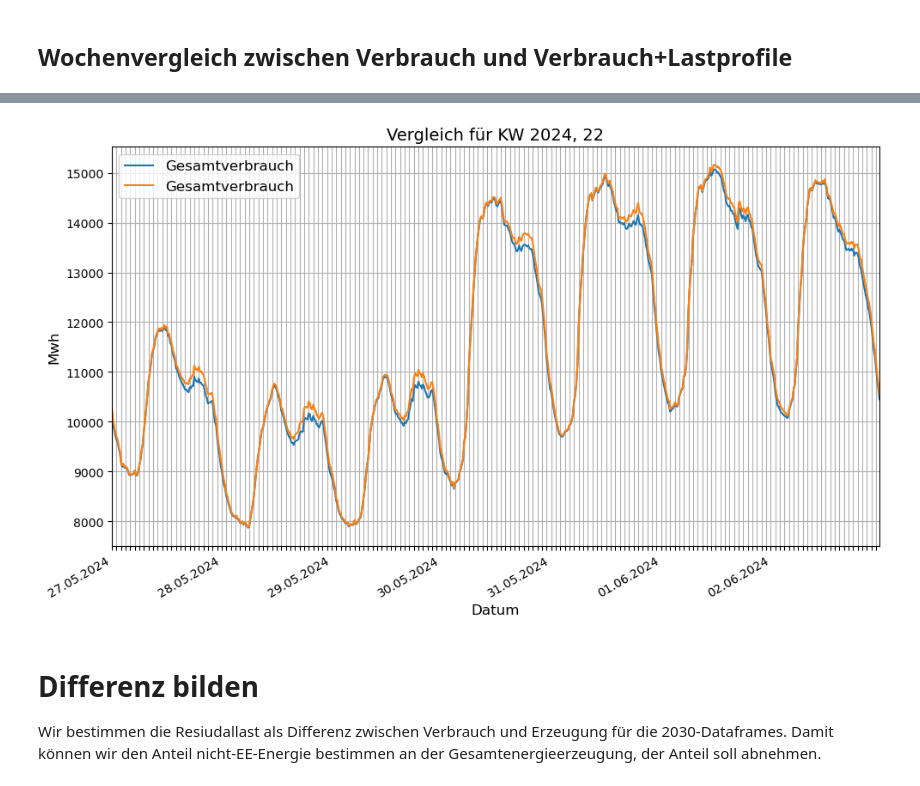
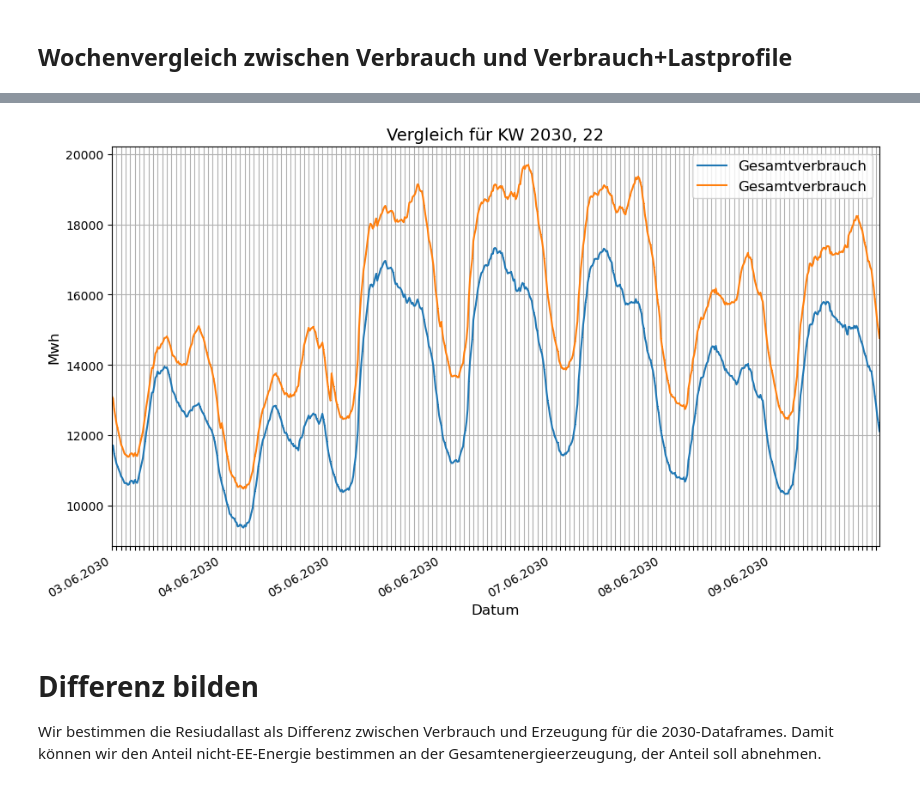
Before and after one commit to Gregor1998/Klimaneutral-20245, a Jupyter notebook: prototyp_2.ipynb, the cells around one changed output, grey strips where cells are left out. Cells and saved outputs as stored; diff of their text form; code cells hidden in the pictures.

```diff
--- a/prototyp_2.ipynb
+++ b/prototyp_2.ipynb
@@ -193,7 +200,7 @@ Data für 2023 loaded succsessfully.
 ## Wochenvergleich zwischen Verbrauch und Verbrauch+Lastprofile
 # %%
 selected_week = '22'
-selected_year = '2024'
+selected_year = '2030'
 
 
 
@@ -219,9 +226,6 @@ week_consumption_df = get_weekly_consumption(consumption_existing_years, selecte
 # Verwende die Funktion für consumption_existing_years_lastprofile
 week_consumption_df_lp = get_weekly_consumption(consumption_existing_years_lastprofile, selected_year, selected_week)
 
-print(week_consumption_df)
-print(week_consumption_df_lp)
-
 # didirectory_yearly_generation and consumption_existing_years are dicitionaries
 
 create_week_comparison(selected_week, selected_year, week_consumption_df, week_consumption_df_lp, "vergleich_verbrauch_lastprofile")
@@ -246,4 +233,4 @@ create_week_comparison(selected_week, selected_year, week_consumption_df, week_c
-[figure, old version]
+[figure, new version]
 # %% [markdown]
 # Differenz bilden
 
```
Also changed, not shown: parts of 2 cells of this notebook, 3 other files.
